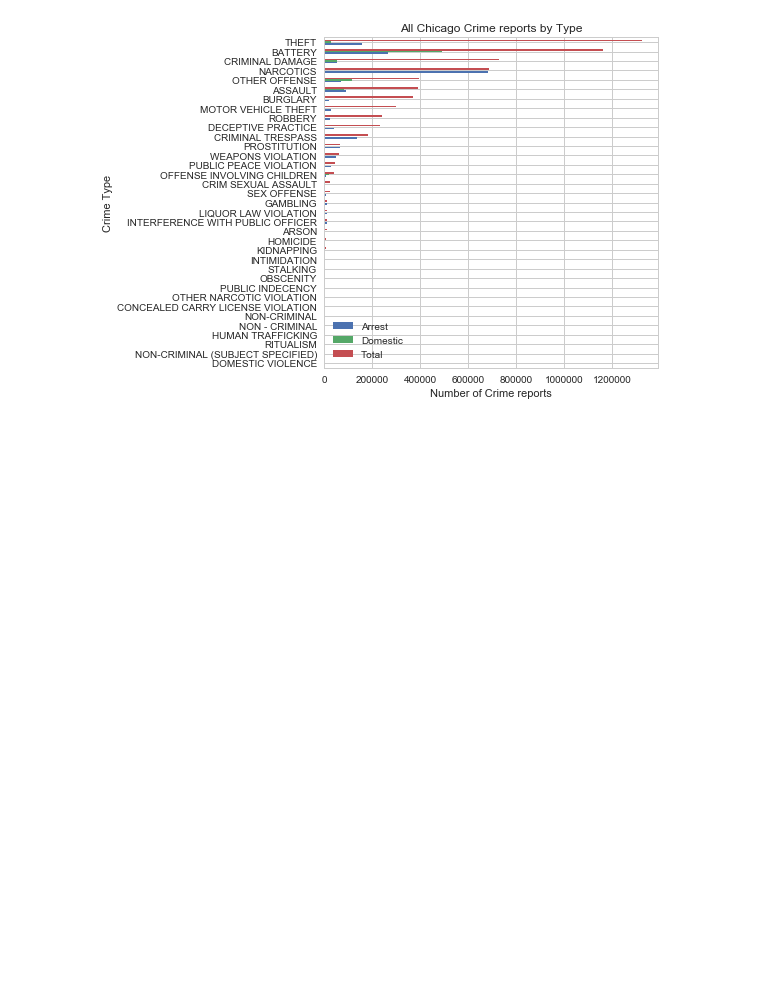
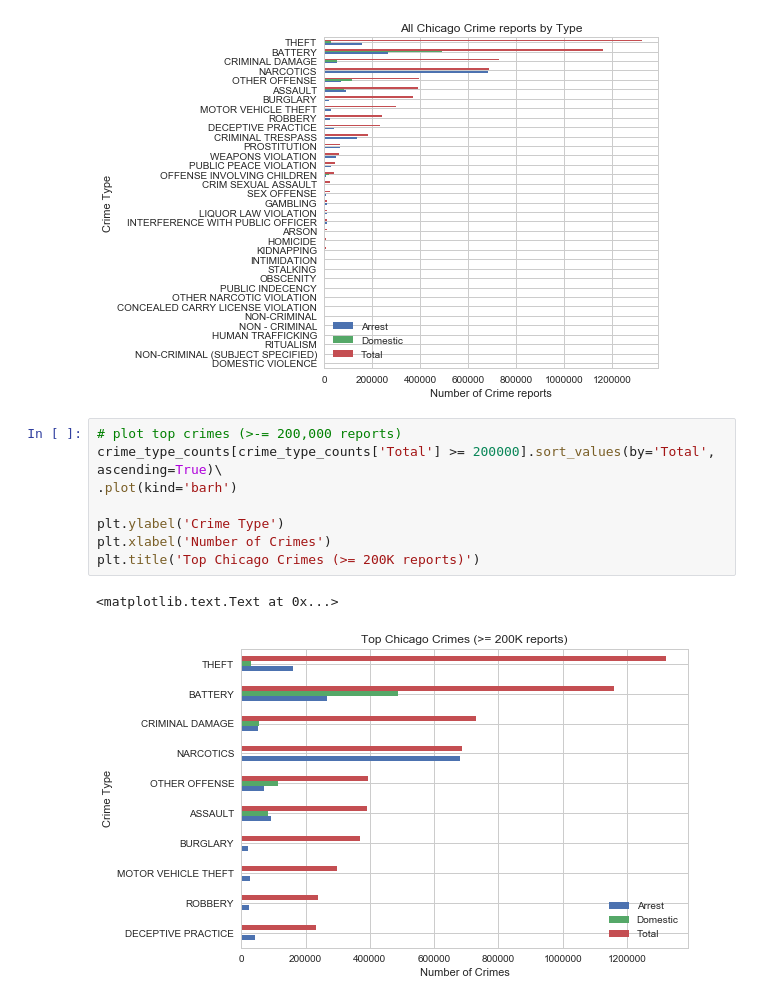
Before and after one commit to RandomFractals/ChicagoCrimes, a Jupyter notebook: notebooks/all-chicago-crime-charts.ipynb, the cells around one changed output. Cells and saved outputs as stored; diff of their text form; blank space fills up the shorter version.

Commit message:
added top locations and daily crime stats plots for now

```diff
--- a/notebooks/all-chicago-crime-charts.ipynb
+++ b/notebooks/all-chicago-crime-charts.ipynb
@@ -112,3 +112,14 @@ plt.show()
 # %% [output]
 <matplotlib.figure.Figure at 0x...>
 [figure]
+# %%
+# plot top crimes (>-= 200,000 reports)
+crime_type_counts[crime_type_counts['Total'] >= 200000].sort_values(by='Total', ascending=True)\
+.plot(kind='barh')
+
+plt.ylabel('Crime Type')
+plt.xlabel('Number of Crimes')
+plt.title('Top Chicago Crimes (>= 200K reports)')
+# %% [output]
+<matplotlib.text.Text at 0x...>
+[figure, added]
```
Also changed, not shown: parts of 6 cells of this notebook.
